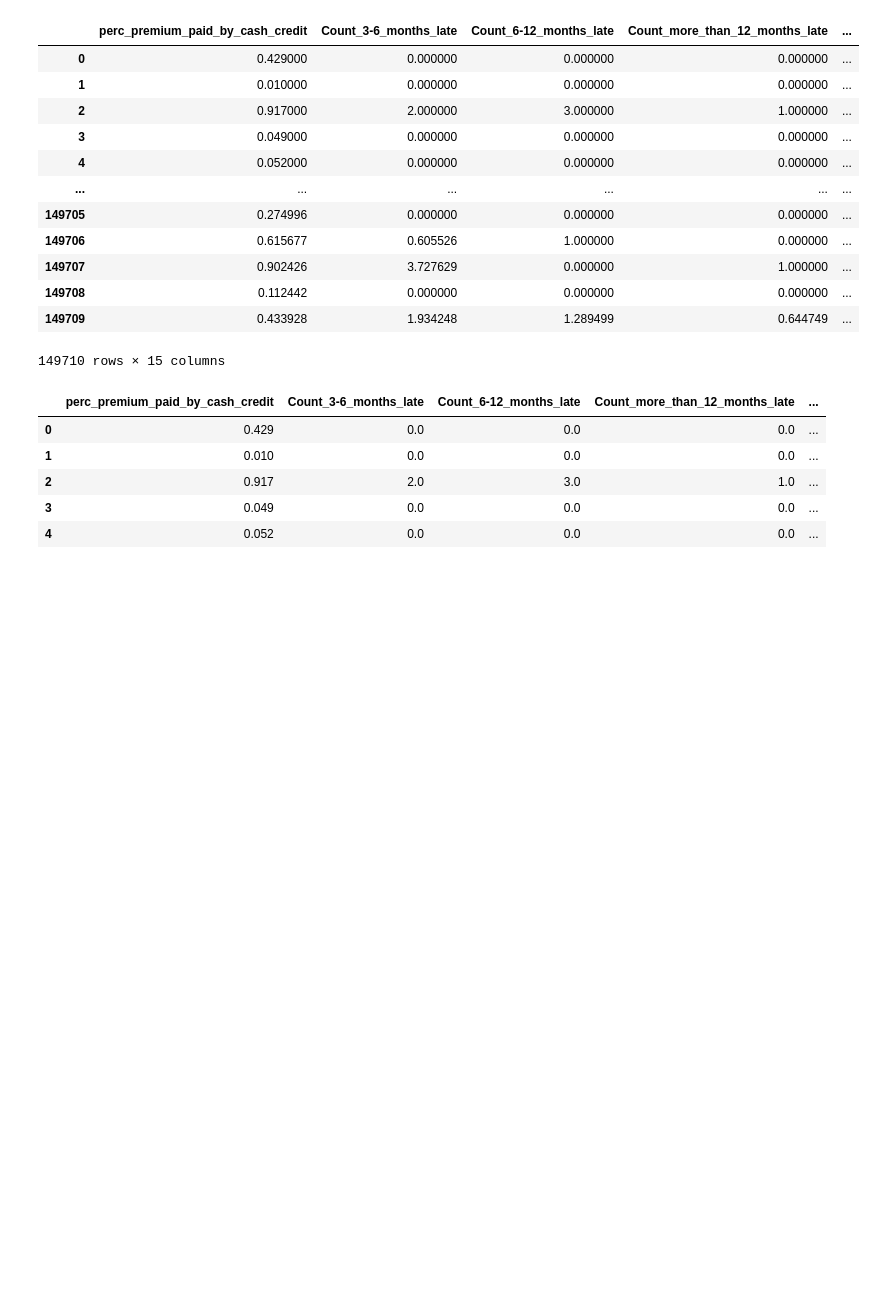
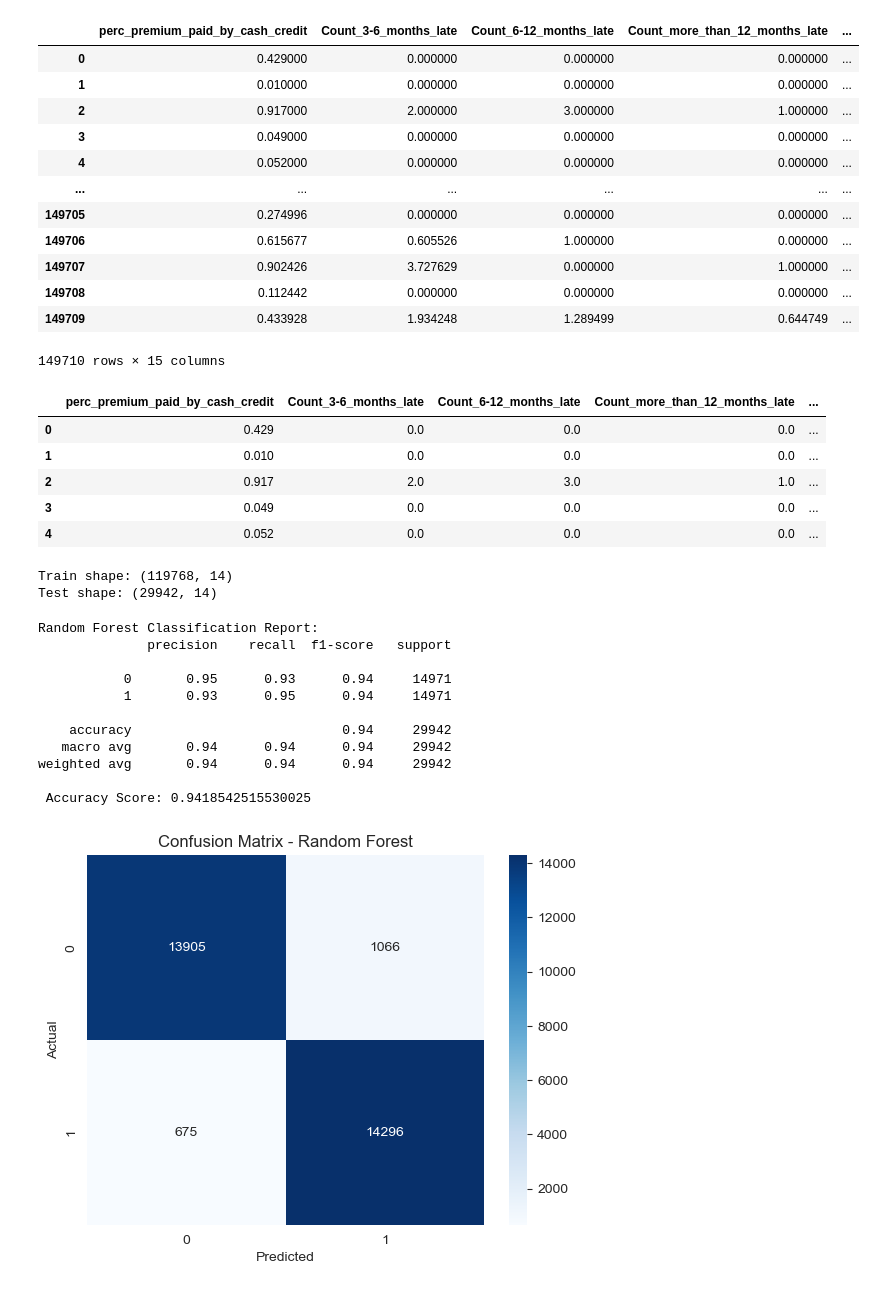
Before and after one commit to Shivangini-m/DataScienceGuidedCapstone, a Jupyter notebook: Capstone3/CapstoneProject3.ipynb, the cells around one changed output. Saved outputs shown, nothing was run; the diff lists cells and outputs as text; code cells hidden in the pictures; blank space fills up the shorter version.

Commit message:
Preprocessing & Model selection Capstone3

```diff
--- a/Capstone3/CapstoneProject3.ipynb
+++ b/Capstone3/CapstoneProject3.ipynb
@@ -411,0 +415,29 @@ train_resampled_df.head()
+# %%
+# Step 1: Load and Preprocess Data
+import pandas as pd
+from sklearn.model_selection import train_test_split
+from sklearn.preprocessing import StandardScaler
+
+
+
+# Separate features and target
+X = train_resampled_df.drop(columns='target')
+y = train_resampled_df['target']
+
+# Identify numeric features for scaling
+numeric_features = X.select_dtypes(include=['int64', 'float64']).columns
+
+# Initialize scaler and apply
+scaler = StandardScaler()
+X_scaled = X.copy()
+X_scaled[numeric_features] = scaler.fit_transform(X[numeric_features])
+
+# Train-test split
+X_train, X_test, y_train, y_test = train_test_split(X_scaled, y, test_size=0.2, random_state=42, stratify=y)
+
+# Display shapes for confirmation
+print(f"Train shape: {X_train.shape}")
+print(f"Test shape: {X_test.shape}")
+# %% [output]
+Train shape: (119768, 14)
+Test shape: (29942, 14)
@@ -411,0 +463,43 @@ train_resampled_df.head()
+# %%
+#Let’s begin with our first model: Random Forest Classifier.
+
+
+from sklearn.ensemble import RandomForestClassifier
+from sklearn.metrics import classification_report, confusion_matrix, accuracy_score
+
+# Step 2: Train a Random Forest model
+rf_model = RandomForestClassifier(n_estimators=100, random_state=42, class_weight='balanced')
+rf_model.fit(X_train, y_train)
+
+# Step 3: Evaluate on Test Set
+y_pred = rf_model.predict(X_test)
+
+# Print evaluation metrics
+print("Random Forest Classification Report:")
+print(classification_report(y_test, y_pred))
+
+print(" Accuracy Score:", accuracy_score(y_test, y_pred))
+
+# Optional: Confusion Matrix
+import seaborn as sns
+import matplotlib.pyplot as plt
+
+conf_matrix = confusion_matrix(y_test, y_pred)
+sns.heatmap(conf_matrix, annot=True, fmt='d', cmap='Blues')
+plt.title("Confusion Matrix - Random Forest")
+plt.xlabel("Predicted")
+plt.ylabel("Actual")
+plt.show()
+# %% [output]
+Random Forest Classification Report:
+              precision    recall  f1-score   support
+
+           0       0.95      0.93      0.94     14971
+           1       0.93      0.95      0.94     14971
+
+    accuracy                           0.94     29942
+   macro avg       0.94      0.94      0.94     29942
+weighted avg       0.94      0.94      0.94     29942
+
+ Accuracy Score: 0.9418542515530025
+[figure, added]
```
Also changed, not shown: parts of 10 cells of this notebook, 1 other file.
